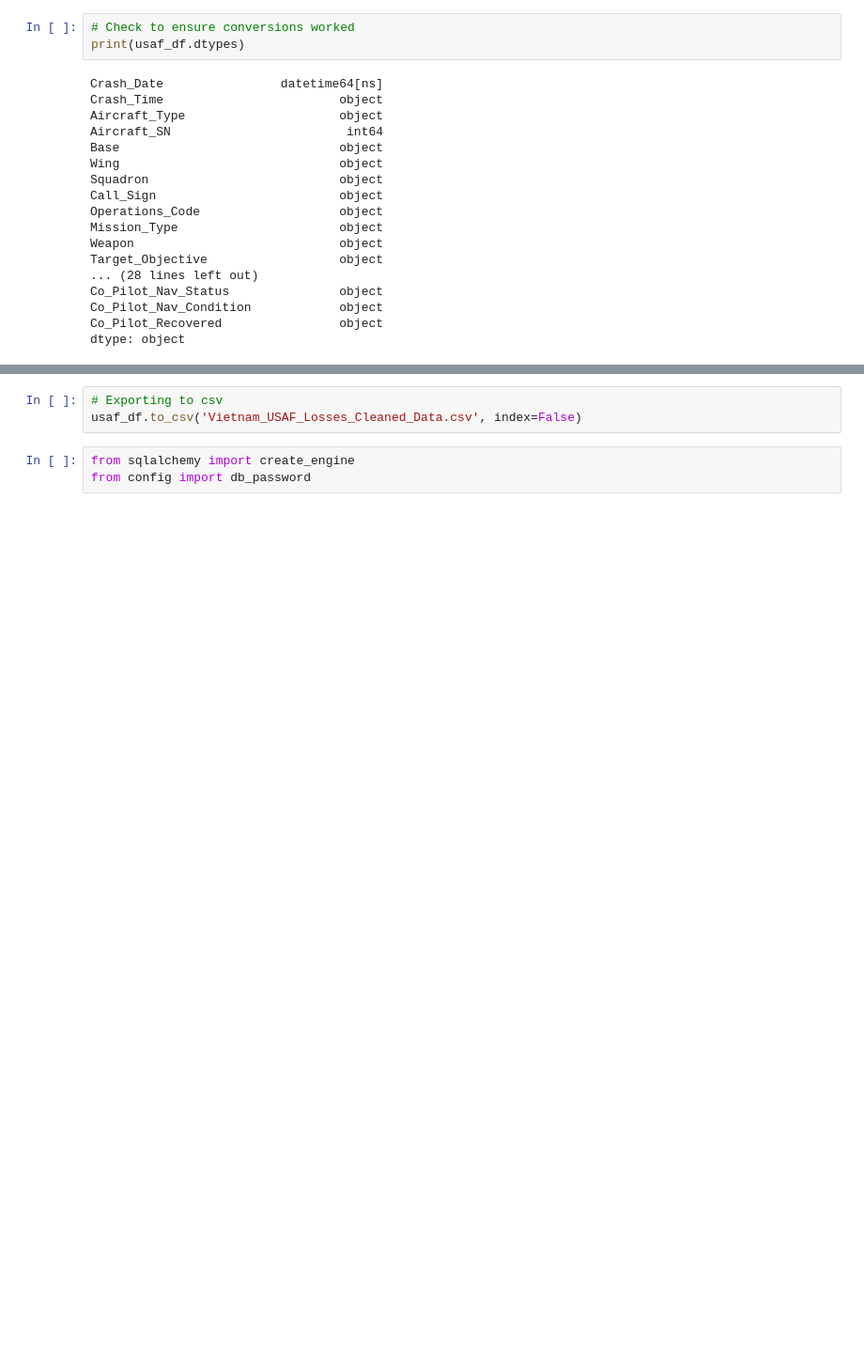
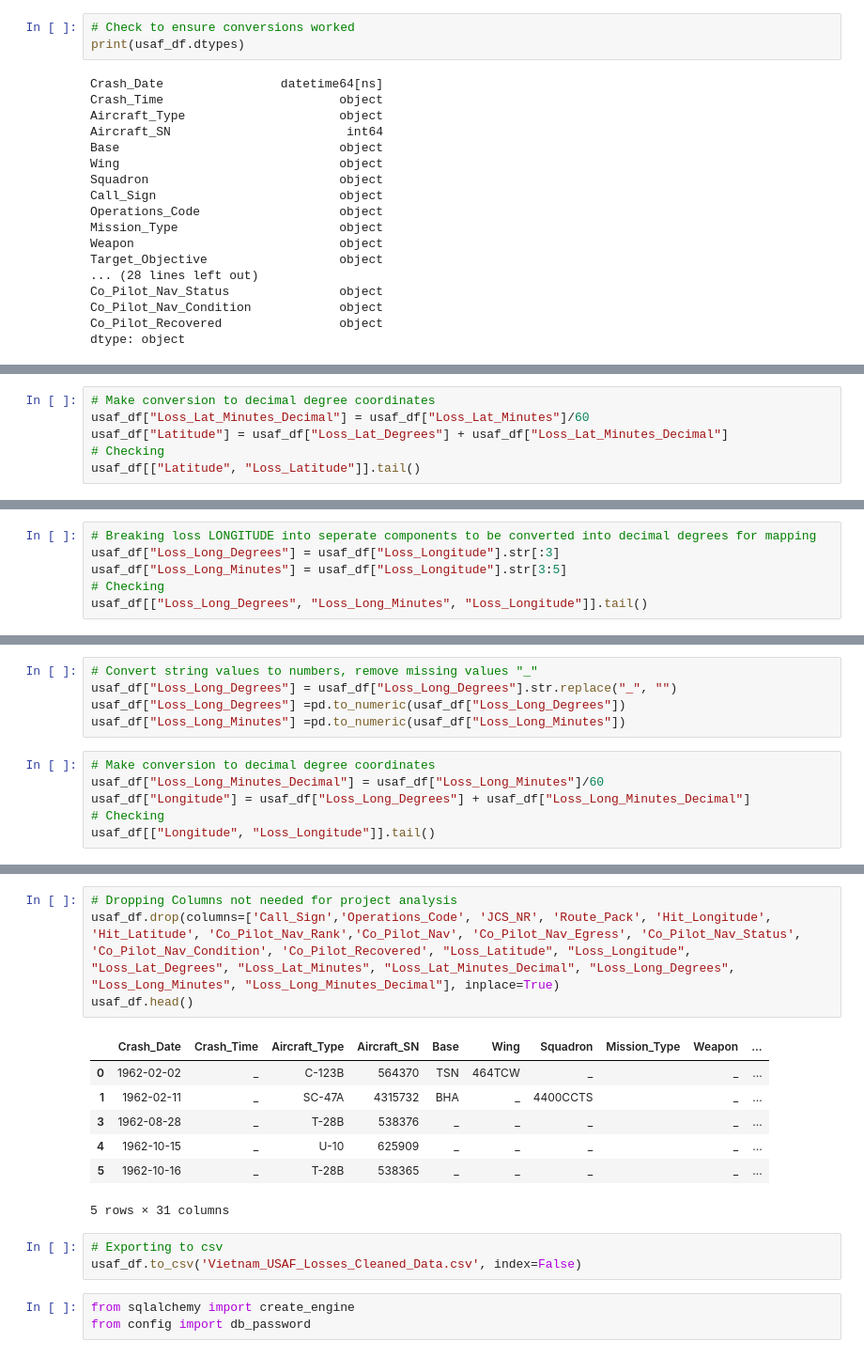
Before and after one commit to MichaelG-B/Capstone_Project, a Jupyter notebook: Capstone Project/ETL/Vietnam_Losses_ETL.ipynb, the cells around one changed output, grey strips where cells are left out. Shown: that part at 94% size. Drawn from its saved outputs; the diff is of its cells as text; blank space fills up the shorter version.

```diff
--- a/Capstone Project/ETL/Vietnam_Losses_ETL.ipynb
+++ b/Capstone Project/ETL/Vietnam_Losses_ETL.ipynb
@@ -229,0 +249,6 @@ dtype: object
+# %%
+# Make conversion to decimal degree coordinates
+usaf_df["Loss_Lat_Minutes_Decimal"] = usaf_df["Loss_Lat_Minutes"]/60
+usaf_df["Latitude"] = usaf_df["Loss_Lat_Degrees"] + usaf_df["Loss_Lat_Minutes_Decimal"]
+# Checking
+usaf_df[["Latitude", "Loss_Latitude"]].tail()
@@ -229,0 +262,6 @@ dtype: object
+# %%
+# Breaking loss LONGITUDE into seperate components to be converted into decimal degrees for mapping
+usaf_df["Loss_Long_Degrees"] = usaf_df["Loss_Longitude"].str[:3]
+usaf_df["Loss_Long_Minutes"] = usaf_df["Loss_Longitude"].str[3:5]
+# Checking
+usaf_df[["Loss_Long_Degrees", "Loss_Long_Minutes", "Loss_Longitude"]].tail()
@@ -229,0 +275,11 @@ dtype: object
+# %%
+# Convert string values to numbers, remove missing values "_"
+usaf_df["Loss_Long_Degrees"] = usaf_df["Loss_Long_Degrees"].str.replace("_", "")
+usaf_df["Loss_Long_Degrees"] =pd.to_numeric(usaf_df["Loss_Long_Degrees"])
+usaf_df["Loss_Long_Minutes"] =pd.to_numeric(usaf_df["Loss_Long_Minutes"])
+# %%
+# Make conversion to decimal degree coordinates
+usaf_df["Loss_Long_Minutes_Decimal"] = usaf_df["Loss_Long_Minutes"]/60
+usaf_df["Longitude"] = usaf_df["Loss_Long_Degrees"] + usaf_df["Loss_Long_Minutes_Decimal"]
+# Checking
+usaf_df[["Longitude", "Loss_Longitude"]].tail()
@@ -230,3 +329,15 @@ dtype: object
+# %%
+# Dropping Columns not needed for project analysis
+usaf_df.drop(columns=['Call_Sign','Operations_Code', 'JCS_NR', 'Route_Pack', 'Hit_Longitude', 'Hit_Latitude', 'Co_Pilot_Nav_Rank','Co_Pilot_Nav', 'Co_Pilot_Nav_Egress', 'Co_Pilot_Nav_Status', 'Co_Pilot_Nav_Condition', 'Co_Pilot_Recovered', "Loss_Latitude", "Loss_Longitude", "Loss_Lat_Degrees", "Loss_Lat_Minutes", "Loss_Lat_Minutes_Decimal", "Loss_Long_Degrees", "Loss_Long_Minutes", "Loss_Long_Minutes_Decimal"], inplace=True)
+usaf_df.head()
+# %% [output]
+|  | Crash_Date | Crash_Time | Aircraft_Type | Aircraft_SN | Base | Wing | Squadron | Mission_Type | Weapon | ... |
+| 0 | 1962-02-02 | _ | C-123B | 564370 | TSN | 464TCW | _ |  | _ | ... |
+| 1 | 1962-02-11 | _ | SC-47A | 4315732 | BHA | _ | 4400CCTS |  | _ | ... |
+| 3 | 1962-08-28 | _ | T-28B | 538376 | _ | _ | _ |  | _ | ... |
+| 4 | 1962-10-15 | _ | U-10 | 625909 | _ | _ | _ |  | _ | ... |
+| 5 | 1962-10-16 | _ | T-28B | 538365 | _ | _ | _ |  | _ | ... |
+5 rows × 31 columns
 # %%
 # Exporting to csv
 usaf_df.to_csv('Vietnam_USAF_Losses_Cleaned_Data.csv', index=False)
```
Also changed, not shown: parts of 16 cells of this notebook, 11 other files.
